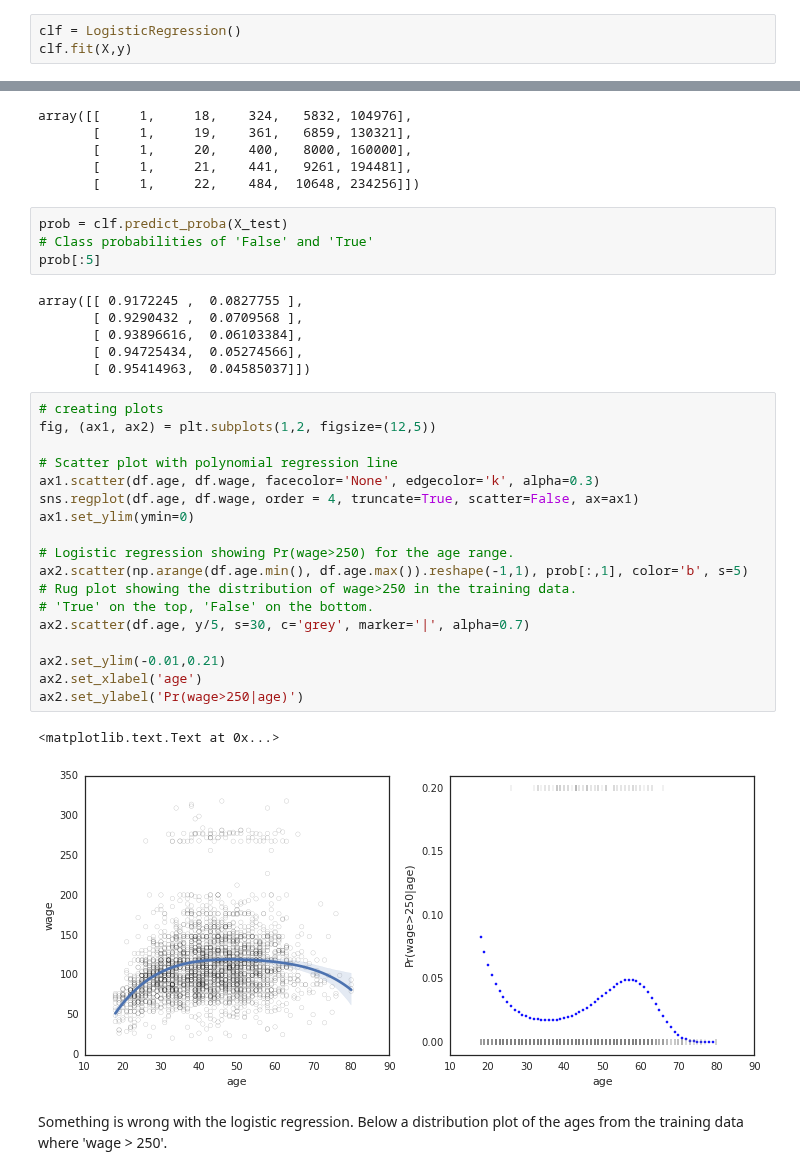
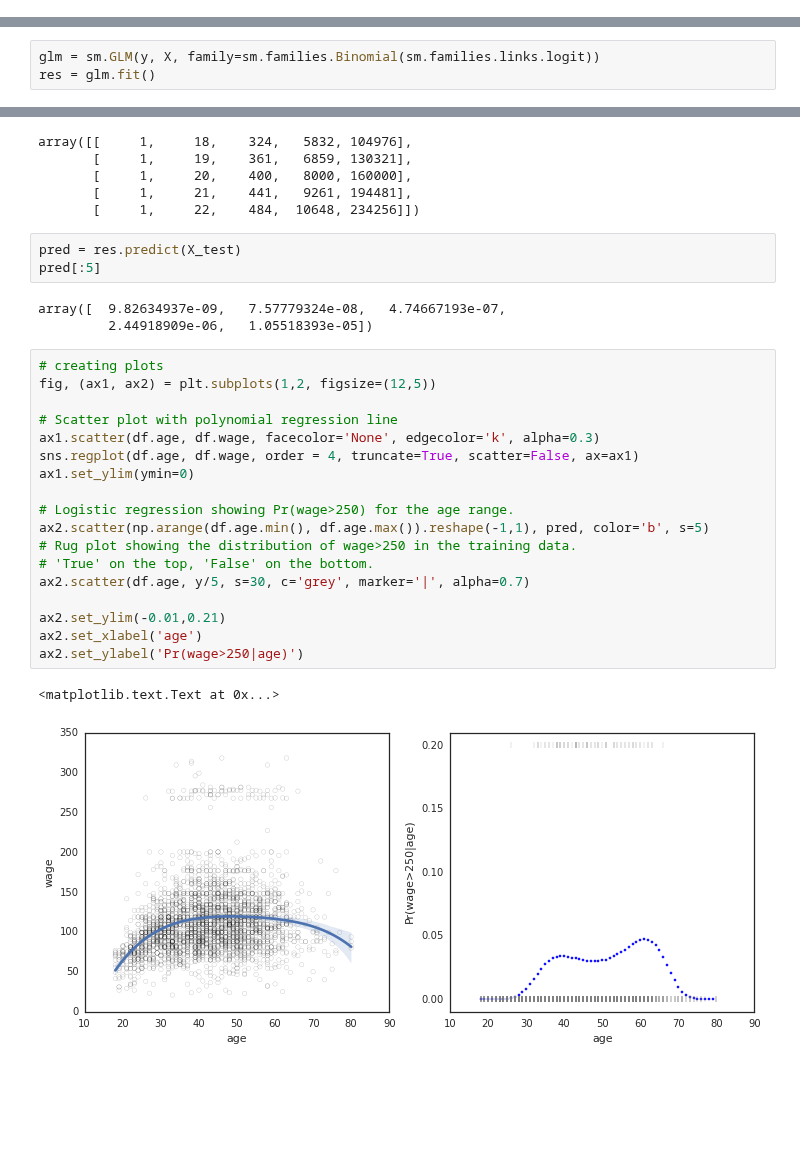
Before and after one commit to JWarmenhoven/ISLR-python, a Jupyter notebook: Chapter 7.ipynb, the cells around one changed output, grey strips where cells are left out. Saved outputs shown, nothing was run; the diff lists cells and outputs as text; blank space fills up the shorter version.

```diff
--- a/Chapter 7.ipynb
+++ b/Chapter 7.ipynb
@@ -76,6 +76,3 @@ X:
  [      1      50    2500  125000 6250000]]
 y:
  [0 0 0 0 0]
-# %%
-clf = LogisticRegression()
-clf.fit(X,y)
@@ -87,3 +81,6 @@ LogisticRegression(C=1.0, class_weight=None, dual=False, fit_intercept=True,
+# %%
+glm = sm.GLM(y, X, family=sm.families.Binomial(sm.families.links.logit))
+res = glm.fit()
 # %%
 # Create array of test data. Transform to polynomial degree 4.
 X_test = poly.fit_transform(np.arange(df.age.min(), df.age.max()).reshape(-1,1))
@@ -94,36 +91,30 @@ array([[     1,     18,    324,   5832, 104976],
        [     1,     20,    400,   8000, 160000],
        [     1,     21,    441,   9261, 194481],
        [     1,     22,    484,  10648, 234256]])
-# %%
-prob = clf.predict_proba(X_test)
-# Class probabilities of 'False' and 'True'
-prob[:5]
-# %% [output]
-array([[ 0.9172245 ,  0.0827755 ],
-       [ 0.9290432 ,  0.0709568 ],
-       [ 0.93896616,  0.06103384],
-       [ 0.94725434,  0.05274566],
-       [ 0.95414963,  0.04585037]])
+# %%
+pred = res.predict(X_test)
+pred[:5]
+# %% [output]
+array([  9.82634937e-09,   7.57779324e-08,   4.74667193e-07,
+         2.44918909e-06,   1.05518393e-05])
 # %%
 # creating plots
 fig, (ax1, ax2) = plt.subplots(1,2, figsize=(12,5))
 
 # Scatter plot with polynomial regression line
 ax1.scatter(df.age, df.wage, facecolor='None', edgecolor='k', alpha=0.3)
 sns.regplot(df.age, df.wage, order = 4, truncate=True, scatter=False, ax=ax1)
 ax1.set_ylim(ymin=0)
 
 # Logistic regression showing Pr(wage>250) for the age range.
-ax2.scatter(np.arange(df.age.min(), df.age.max()).reshape(-1,1), prob[:,1], color='b', s=5)
+ax2.scatter(np.arange(df.age.min(), df.age.max()).reshape(-1,1), pred, color='b', s=5)
 # Rug plot showing the distribution of wage>250 in the training data.
 # 'True' on the top, 'False' on the bottom.
 ax2.scatter(df.age, y/5, s=30, c='grey', marker='|', alpha=0.7)
 
 ax2.set_ylim(-0.01,0.21)
 ax2.set_xlabel('age')
 ax2.set_ylabel('Pr(wage>250|age)')
 # %% [output]
 <matplotlib.text.Text at 0x...>
-[figure, old version]
+[figure, new version]
-# %% [markdown]
-Something is wrong with the logistic regression. Below a distribution plot of the ages from the training data where 'wage > 250'.
```
Also changed, not shown: parts of 4 cells of this notebook.
